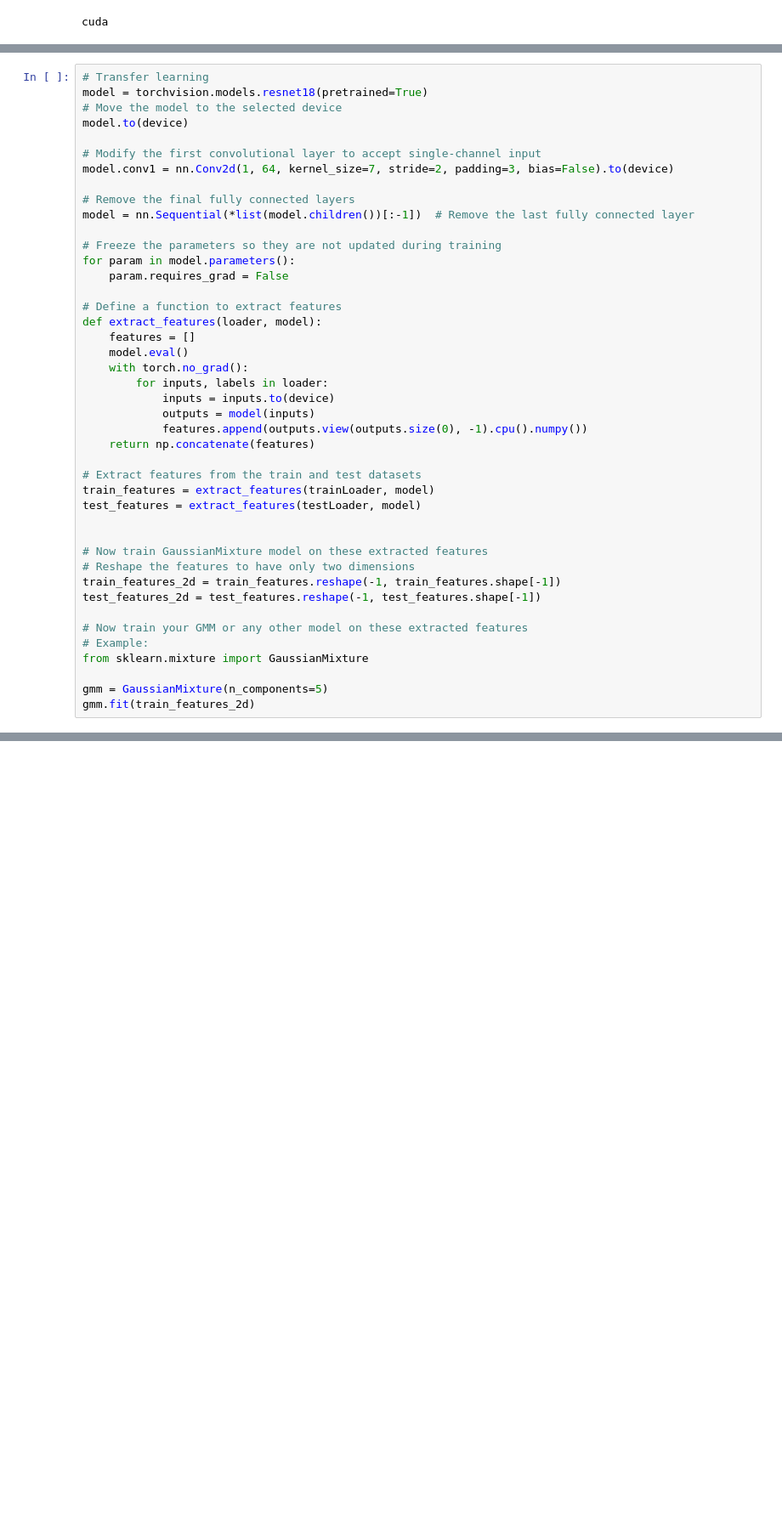
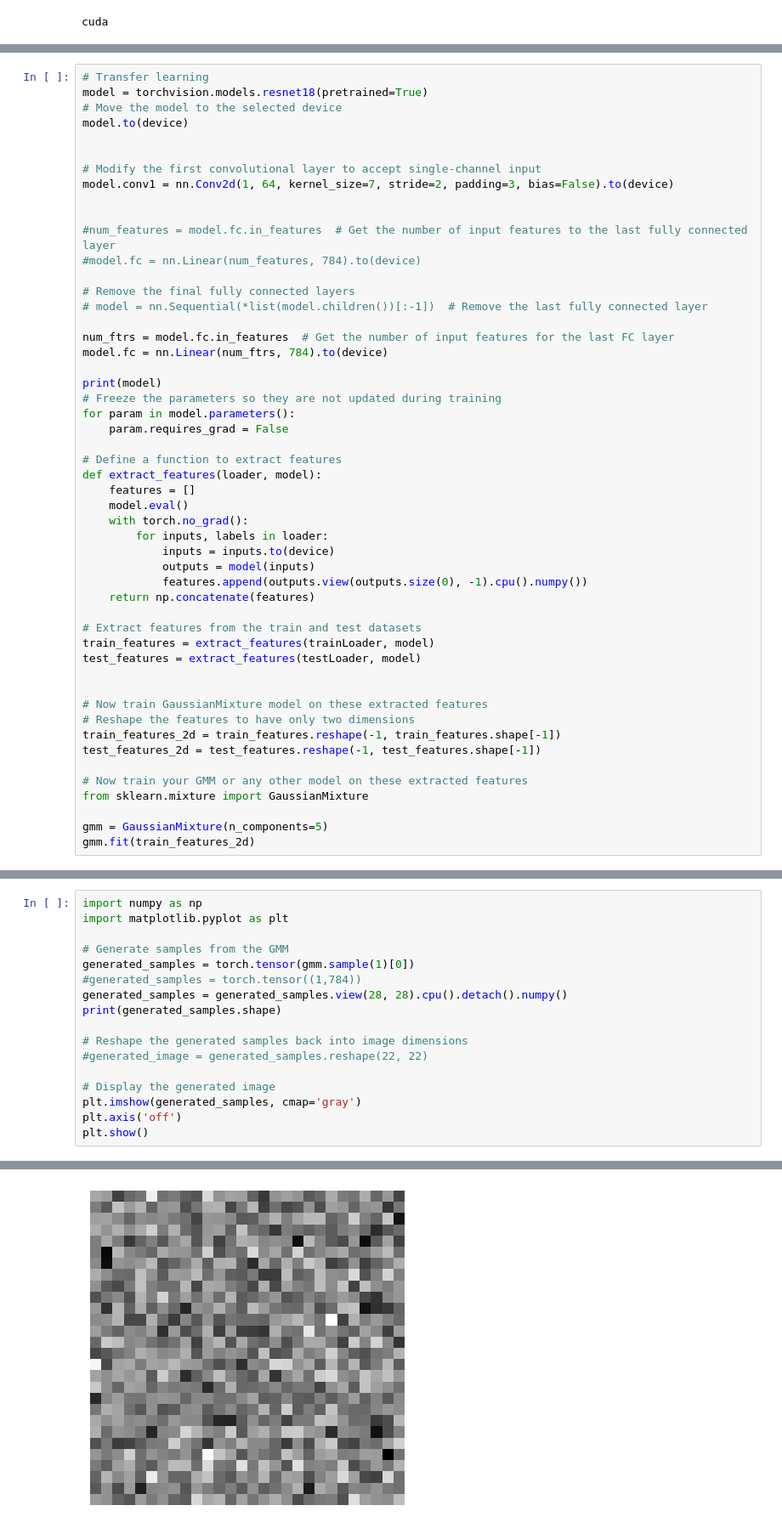
Before and after one commit to Dopo0/Project-deep-unsupervised-learning, a Jupyter notebook: Tranfer_GMMs.ipynb, the cells around one changed output, grey strips where cells are left out. Shown at 85% size. Cells and saved outputs as stored; diff of their text form; blank space fills up the shorter version.

```diff
--- a/Tranfer_GMMs.ipynb
+++ b/Tranfer_GMMs.ipynb
@@ -49,12 +51,21 @@ model = torchvision.models.resnet18(pretrained=True)
 # Move the model to the selected device
 model.to(device)
 
+
 # Modify the first convolutional layer to accept single-channel input
 model.conv1 = nn.Conv2d(1, 64, kernel_size=7, stride=2, padding=3, bias=False).to(device)
 
+
+#num_features = model.fc.in_features  # Get the number of input features to the last fully connected layer
+#model.fc = nn.Linear(num_features, 784).to(device)
+
 # Remove the final fully connected layers
-model = nn.Sequential(*list(model.children())[:-1])  # Remove the last fully connected layer
+# model = nn.Sequential(*list(model.children())[:-1])  # Remove the last fully connected layer
 
+num_ftrs = model.fc.in_features  # Get the number of input features for the last FC layer
+model.fc = nn.Linear(num_ftrs, 784).to(device)
+
+print(model)
 # Freeze the parameters so they are not updated during training
 for param in model.parameters():
     param.requires_grad = False
@@ -81,7 +92,6 @@ train_features_2d = train_features.reshape(-1, train_features.shape[-1])
 test_features_2d = test_features.reshape(-1, test_features.shape[-1])
 
 # Now train your GMM or any other model on these extracted features
-# Example:
 from sklearn.mixture import GaussianMixture
 
 gmm = GaussianMixture(n_components=5)
@@ -127,0 +118,18 @@ ValueError: Number of features in the samples (512) does not match the expected
+# %%
+import numpy as np
+import matplotlib.pyplot as plt
+
+# Generate samples from the GMM
+generated_samples = torch.tensor(gmm.sample(1)[0])
+#generated_samples = torch.tensor((1,784))
+generated_samples = generated_samples.view(28, 28).cpu().detach().numpy()
+print(generated_samples.shape)
+
+# Reshape the generated samples back into image dimensions
+#generated_image = generated_samples.reshape(22, 22)
+
+# Display the generated image
+plt.imshow(generated_samples, cmap='gray')
+plt.axis('off')
+plt.show()
+# %% [output]
@@ -127,0 +137 @@ ValueError: Number of features in the samples (512) does not match the expected
+[figure, added]
```
Also changed, not shown: parts of 10 cells of this notebook, 4 other files.
